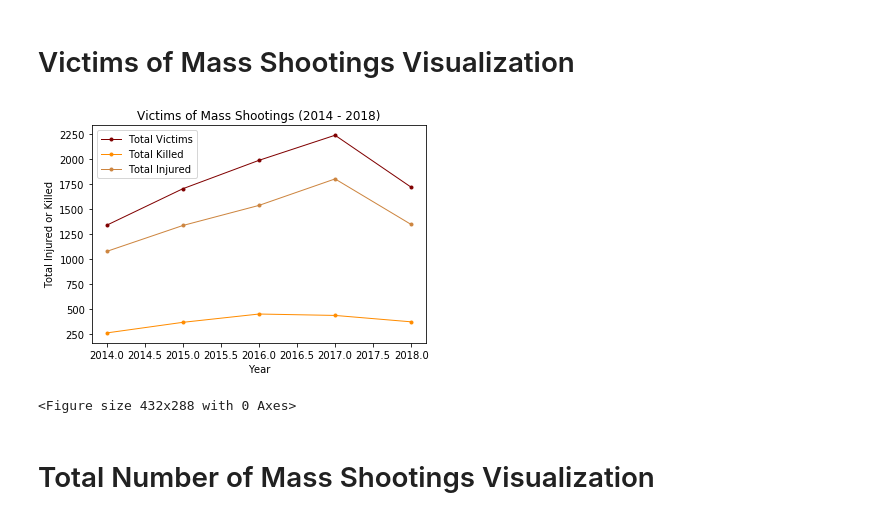
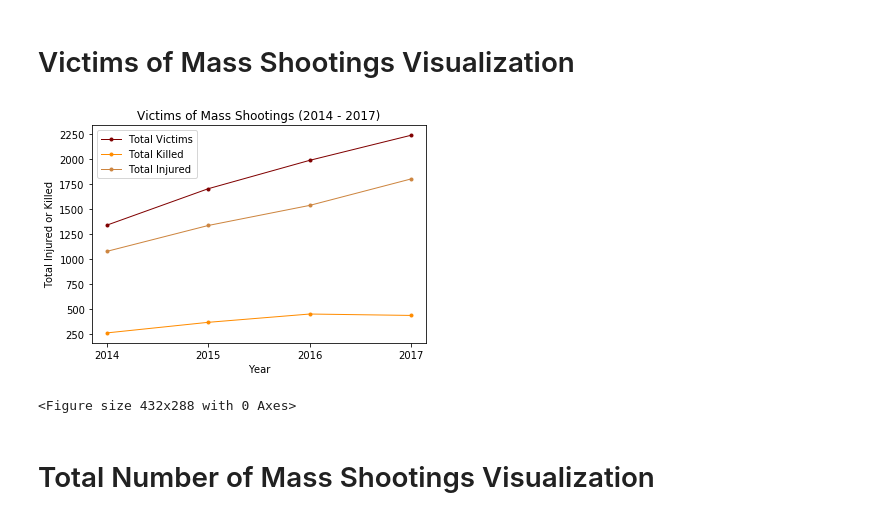
Before and after one commit to lprymak/Project1, a Jupyter notebook: Final_Data_Analysis.ipynb, the cells around one changed output. Drawn from its saved outputs; the diff is of its cells as text; code cells hidden in the pictures.

Commit message:
Removed 2018 in order to keep things consistent, updated hate group visualizations

```diff
--- a/Final_Data_Analysis.ipynb
+++ b/Final_Data_Analysis.ipynb
@@ -14,19 +14,22 @@ from config import (census_key, gkey)
 # %%
 #load in df from exploration data
 totals_df = pd.read_csv("totals_df.csv")
+totals_df = pd.DataFrame(data = totals_df)
+totals_df['Year'] = totals_df['Year'].astype(str) #change year to string for a neat x axis on graph
+
 #create graph over time of those injured or killed
 total, = plt.plot(totals_df['Year'], totals_df['Total Injured or Killed'], color = 'maroon',linewidth=1, label ="Total Victims", marker = '.')
 killed, = plt.plot(totals_df['Year'], totals_df['Total Killed'], color="darkorange", linewidth=1, label="Total Killed", marker = ".")
 injured, = plt.plot(totals_df['Year'], totals_df['Total Injured'], color="peru", linewidth=1, label="Total Injured", marker = ".")
 plt.legend(handles=[total, killed, injured])
 plt.xlabel('Year')
-plt.title("Victims of Mass Shootings (2014 - 2018)")
+plt.title("Victims of Mass Shootings (2014 - 2017)")
 plt.ylabel('Total Injured or Killed')
 plt.show()
 
 plt.savefig("Plots/Overall_Victims.png")
 # %% [output]
-[figure, old version]
+[figure, new version]
 <Figure size 432x288 with 0 Axes>
 # %% [markdown]
 # Total Number of Mass Shootings Visualization
```
Also changed, not shown: parts of 12 cells of this notebook, 1 other file.
